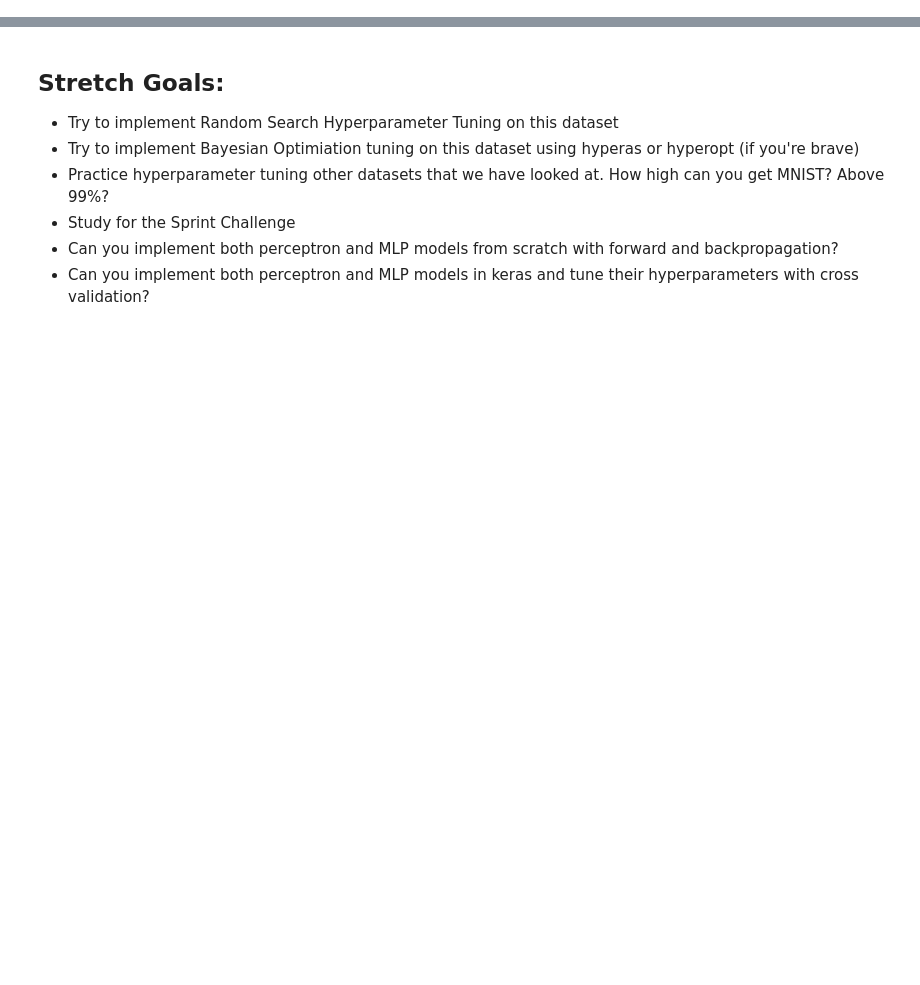
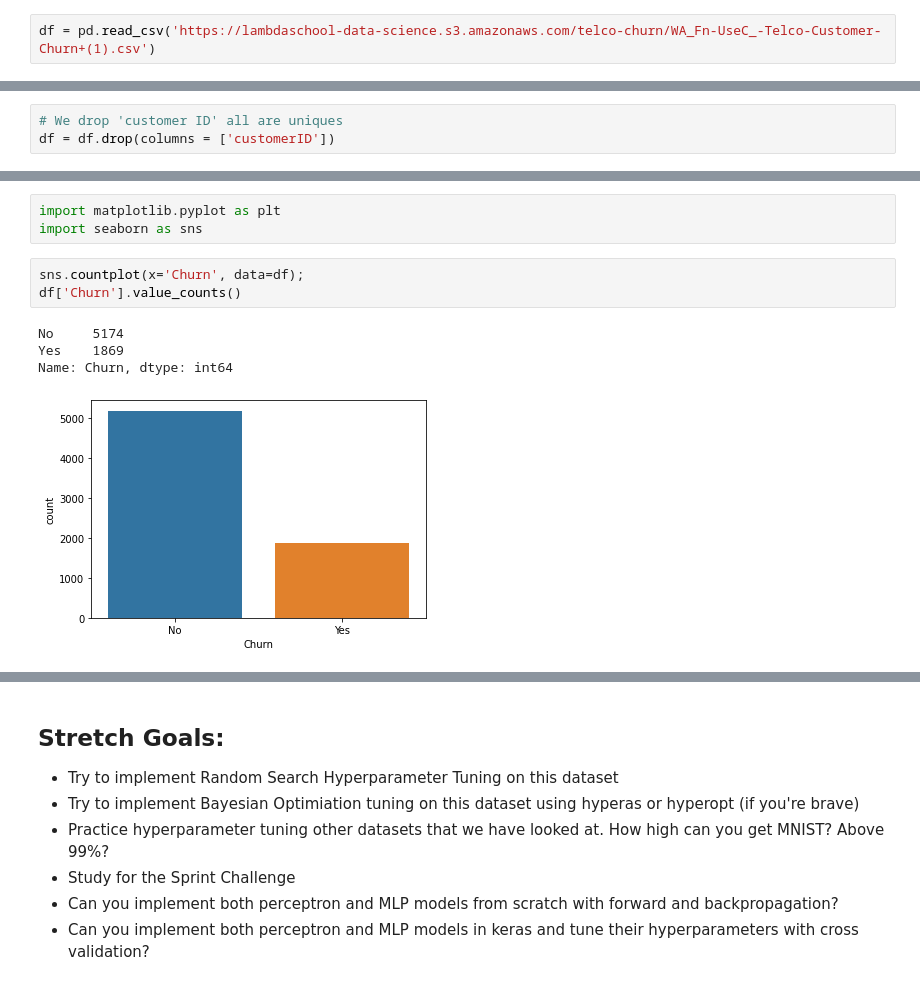
Before and after one commit to Edudeiko/DS-Unit-4-Sprint-2-Neural-Networks, a Jupyter notebook: module4-Hyperparameter-Tuning/LS_DS_424_Hyperparameter_Tuning_Assignment.ipynb, the cells around one changed output, grey strips where cells are left out. Drawn from its saved outputs; the diff is of its cells as text; blank space fills up the shorter version.

```diff
--- a/module4-Hyperparameter-Tuning/LS_DS_424_Hyperparameter_Tuning_Assignment.ipynb
+++ b/module4-Hyperparameter-Tuning/LS_DS_424_Hyperparameter_Tuning_Assignment.ipynb
@@ -42,0 +36,2 @@ etc...
+# %%
+df = pd.read_csv('https://lambdaschool-data-science.s3.amazonaws.com/telco-churn/WA_Fn-UseC_-Telco-Customer-Churn+(1).csv')
@@ -42,0 +125,3 @@ etc...
+# %%
+# We drop 'customer ID' all are uniques
+df = df.drop(columns = ['customerID'])
@@ -42,0 +137,11 @@ etc...
+# %%
+import matplotlib.pyplot as plt
+import seaborn as sns
+# %%
+sns.countplot(x='Churn', data=df);
+df['Churn'].value_counts()
+# %% [output]
+No     5174
+Yes    1869
+Name: Churn, dtype: int64
+[figure, added]
```
Also changed, not shown: parts of 30 cells of this notebook.
